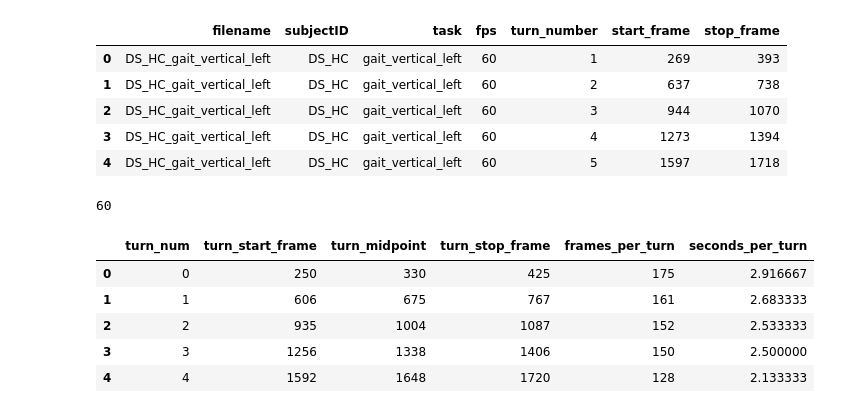
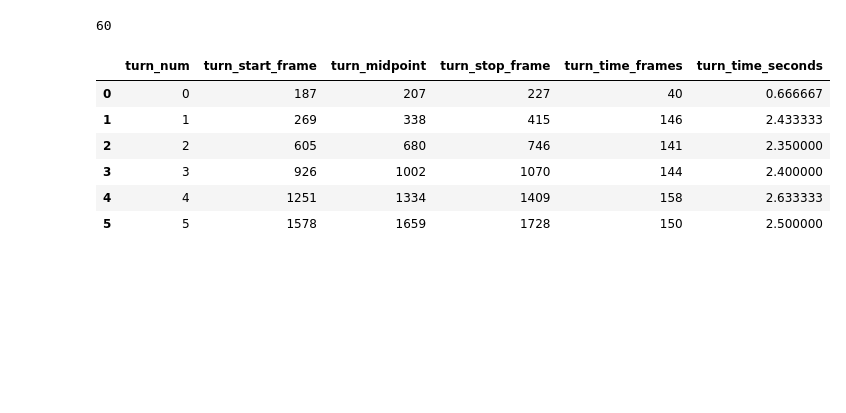
Before and after one commit to UCSF-MSLAB/HomeVideoAnalysis, a Jupyter notebook: megan_sandbox/sandbox_main_src_funs/segment_video_walk_turn.ipynb, the cells around one changed output. Saved outputs shown, nothing was run; the diff lists cells and outputs as text; code cells hidden in the pictures; blank space fills up the shorter version.

```diff
--- a/megan_sandbox/sandbox_main_src_funs/segment_video_walk_turn.ipynb
+++ b/megan_sandbox/sandbox_main_src_funs/segment_video_walk_turn.ipynb
@@ -20,37 +20,30 @@ from filtering_funs import filter_landmark_single_axis
 # long term goal - incorporate into pipeline
 
 # video file path
-vid_in_path = r'..\..\tests\fixtures\all_videos\DS_HC_practice videos\DS_HC_gait_vertical_left.mov' # vid_in_path set during process_dir() of run.py
+vid_in_path = r'..\..\tests\fixtures\all_videos\DS_HC_practice videos\DS_HC_gait_vertical_right.mov' # vid_in_path set during process_dir() of run.py
 
 # run.py outputs
-mp_all_filepath = r'..\..\temp\test_sandbox_pipeline_outputs\002_frames_to_time\DS_HC_gait_vertical_left_mediapipe_all.csv'
-yolo_filepath = r'..\..\temp\test_sandbox_pipeline_outputs\002_frames_to_time\DS_HC_gait_vertical_left_yolo.csv'
+mp_all_filepath = r'..\..\temp\test_sandbox_pipeline_outputs\002_frames_to_time\DS_HC_gait_vertical_right_mediapipe_all_sec.csv'
+yolo_filepath = r'..\..\temp\test_sandbox_pipeline_outputs\002_frames_to_time\DS_HC_gait_vertical_right_yolo_sec.csv'
 
 mp_all_df = pd.read_csv(mp_all_filepath, index_col = 0)
 yolo_df = pd.read_csv(yolo_filepath, index_col = 0)
-
-output_parent_folder = r'..\..\temp\test_sandbox_pipeline_outputs'
-
-# filtering vars
-cutoff = 0.4  # Desired cutoff frequency of the filter in Hz
-order = 1  # Order of the filter (higher means sharper cutoff)
 
 # ground truth anotation of turn start and stop time
 # watch videos frame by frame: e on keyboard = move forward one frame
 ground_truth_turn_frames_filepath = r'C:\Users\mmccu\Box\MM_Personal\5_Projects\BoveLab\3_Data_and_Code\poseEstimation_practice\data_example_videos\visual_annotation_ground_truth\vertical_turns_start_stop_frame.xlsx'
 ground_truth_turn_frames_df = pd.read_excel(ground_truth_turn_frames_filepath, sheet_name = 'Sheet1', engine='openpyxl')
 
+#filter ground truth for this specific participant
+ground_truth_turn_frames_df  = ground_truth_turn_frames_df.loc[ground_truth_turn_frames_df['filename'] == 'DS_HC_gait_vertical_right', :]
+ground_truth_turn_frames_df.head()
 
-#filter for this specific participant
-ground_truth_turn_frames_df  = ground_truth_turn_frames_df.loc[ground_truth_turn_frames_df['filename'] == 'DS_HC_gait_vertical_left', :]
-ground_truth_turn_frames_df.head()
+# outputs
+output_parent_folder = r'..\..\temp\test_sandbox_pipeline_outputs'
+
+# filtering vars
+cutoff = 0.4  # Desired cutoff frequency of the filter in Hz
+order = 1  # Order of the filter (higher means sharper cutoff)
-# %% [output]
-|  | filename | subjectID | task | fps | turn_number | start_frame | stop_frame |
-| 0 | DS_HC_gait_vertical_left | DS_HC | gait_vertical_left | 60 | 1 | 269 | 393 |
-| 1 | DS_HC_gait_vertical_left | DS_HC | gait_vertical_left | 60 | 2 | 637 | 738 |
-| 2 | DS_HC_gait_vertical_left | DS_HC | gait_vertical_left | 60 | 3 | 944 | 1070 |
-| 3 | DS_HC_gait_vertical_left | DS_HC | gait_vertical_left | 60 | 4 | 1273 | 1394 |
-| 4 | DS_HC_gait_vertical_left | DS_HC | gait_vertical_left | 60 | 5 | 1597 | 1718 |
 # %%
 # save fps variable
 fps = get_frames_per_second(vid_in_path)
@@ -74,15 +67,22 @@ print(fps)
                                                               video_fps = fps,
                                                               cutoff_hz = cutoff,
                                                               filter_order = order)
+
+# frames for hip vars
+hip_l_mp_z_frames = hip_l_mp_z.index
+hip_r_mp_z_frames = hip_r_mp_z.index
+
 # distance between l and r z
 hip_z_diff_mp_filt = hip_l_mp_z_filt - hip_r_mp_z_filt
 hip_z_diff_mp_filt = pd.Series(hip_z_diff_mp_filt).rolling(window=15, min_periods=1).mean()
-hip_z_diff_mp_filt = hip_z_diff_mp_filt
+hip_z_diff_mp_filt.index = hip_l_mp_z_frames
 
 # find max and min of hip distance filtered
     # max and min = frame of midpoint of turn
 hip_z_diff_mp_filt_peak_frames, _ = sig.find_peaks(hip_z_diff_mp_filt, distance = 200, prominence = (0.2, None))
+hip_z_diff_mp_filt_peak_frames = hip_z_diff_mp_filt.index[hip_z_diff_mp_filt_peak_frames] # set to index, accounts for missing data where frame doesn't equal row index
 hip_z_diff_mp_filt_valley_frames, _ = sig.find_peaks(-hip_z_diff_mp_filt, distance = 200, prominence = (0.2, None))
+hip_z_diff_mp_filt_valley_frames = hip_z_diff_mp_filt.index[hip_z_diff_mp_filt_valley_frames]
 
 # merge together peaks and valleys of hip z diff df -> frames of each turn, ordered
 hip_z_diff_mp_filt_turn_midpoints = np.concatenate((hip_z_diff_mp_filt_peak_frames, hip_z_diff_mp_filt_valley_frames), axis = None)
@@ -90,6 +90,9 @@ hip_z_diff_mp_filt_turn_midpoints = np.sort(hip_z_diff_mp_filt_turn_midpoints)
 
 # rate of change of z hip distance
 hip_z_diff_mp_filt_gradient = np.gradient(hip_z_diff_mp_filt)
+# make series and set index
+hip_z_diff_mp_filt_gradient = pd.Series(hip_z_diff_mp_filt_gradient)
+hip_z_diff_mp_filt_gradient.index = hip_l_mp_z_frames
 # %%
 # new approach: find where local min and max of hip_z_diff_mp_filt start and flatten out
 
@@ -97,45 +100,49 @@ hip_z_diff_mp_filt_gradient = np.gradient(hip_z_diff_mp_filt)
 
 # Identify where the slope is within absolute tolerance value (atol) away from zero
 flattening_points = np.where(np.isclose(hip_z_diff_mp_filt_gradient, 0, atol=0.0025))[0]
+# new idea
+flattening_points = hip_z_diff_mp_filt_gradient.index[flattening_points]
+
 
 # Find first flattening point prior to turn midpoint
 turn_start_frames = np.array([], dtype='int16')
 for midpoint_i, current_midpoint in enumerate(hip_z_diff_mp_filt_turn_midpoints):
     # flattening points that are before current midpoint and at least 10 frames away from midpoint (exclude midpoint itself)
-    before_peak_flattening_all = flattening_points[(flattening_points < current_midpoint) & (abs(current_midpoint - flattening_points) >= 10)]
+    before_peak_flattening_all = flattening_points[(flattening_points < current_midpoint) & (abs(current_midpoint - flattening_points) >= 20)]
     # select last element (closest to turn midpoint)
     before_peak_flattening_last = before_peak_flattening_all[-1]
     # save
     turn_start_frames = np.append(turn_start_frames, before_peak_flattening_last)
 
 #Find first flattening point after hip midpoint
 turn_stop_frames = np.array([], dtype='int16')
 for midpoint_i, current_midpoint in enumerate(hip_z_diff_mp_filt_turn_midpoints):
     # flattening points that are after current midpoint and at least 10 frames away from midpoint (exclude midpoint itself)
-    after_peak_flattening_all = flattening_points[(flattening_points > current_midpoint) & (abs(current_midpoint - flattening_points) >= 10)]
+    after_peak_flattening_all = flattening_points[(flattening_points > current_midpoint) & (abs(current_midpoint - flattening_points) >= 20)]
     # select first element (closest to turn midpoint)
     after_peak_flattening_first = after_peak_flattening_all[0]
     # save
     turn_stop_frames = np.append(turn_stop_frames, after_peak_flattening_first)
 
 # save all turn info as one df
 turn_data = {'turn_num' : np.arange(0, len(hip_z_diff_mp_filt_turn_midpoints), step = 1),
              'turn_start_frame' : turn_start_frames,
              'turn_midpoint' : hip_z_diff_mp_filt_turn_midpoints,
              'turn_stop_frame' : turn_stop_frames,
              'turn_time_frames' : turn_stop_frames - turn_start_frames,
              'turn_time_seconds' : (turn_stop_frames - turn_start_frames) / fps
             }
 
 turn_df = pd.DataFrame(turn_data)
 turn_df
 # %% [output]
-|  | turn_num | turn_start_frame | turn_midpoint | turn_stop_frame | frames_per_turn | seconds_per_turn |
-| 0 | 0 | 250 | 330 | 425 | 175 | 2.916667 |
-| 1 | 1 | 606 | 675 | 767 | 161 | 2.683333 |
-| 2 | 2 | 935 | 1004 | 1087 | 152 | 2.533333 |
-| 3 | 3 | 1256 | 1338 | 1406 | 150 | 2.500000 |
-| 4 | 4 | 1592 | 1648 | 1720 | 128 | 2.133333 |
+|  | turn_num | turn_start_frame | turn_midpoint | turn_stop_frame | turn_time_frames | turn_time_seconds |
+| 0 | 0 | 187 | 207 | 227 | 40 | 0.666667 |
+| 1 | 1 | 269 | 338 | 415 | 146 | 2.433333 |
+| 2 | 2 | 605 | 680 | 746 | 141 | 2.350000 |
+| 3 | 3 | 926 | 1002 | 1070 | 144 | 2.400000 |
+| 4 | 4 | 1251 | 1334 | 1409 | 158 | 2.633333 |
+| 5 | 5 | 1578 | 1659 | 1728 | 150 | 2.500000 |
 # %%
 # Use distance between shoulders in pixels (yolo) to determine direction subject is moving
     # shoulder width increasing = walking toward camera
```
Also changed, not shown: parts of 6 cells of this notebook.
